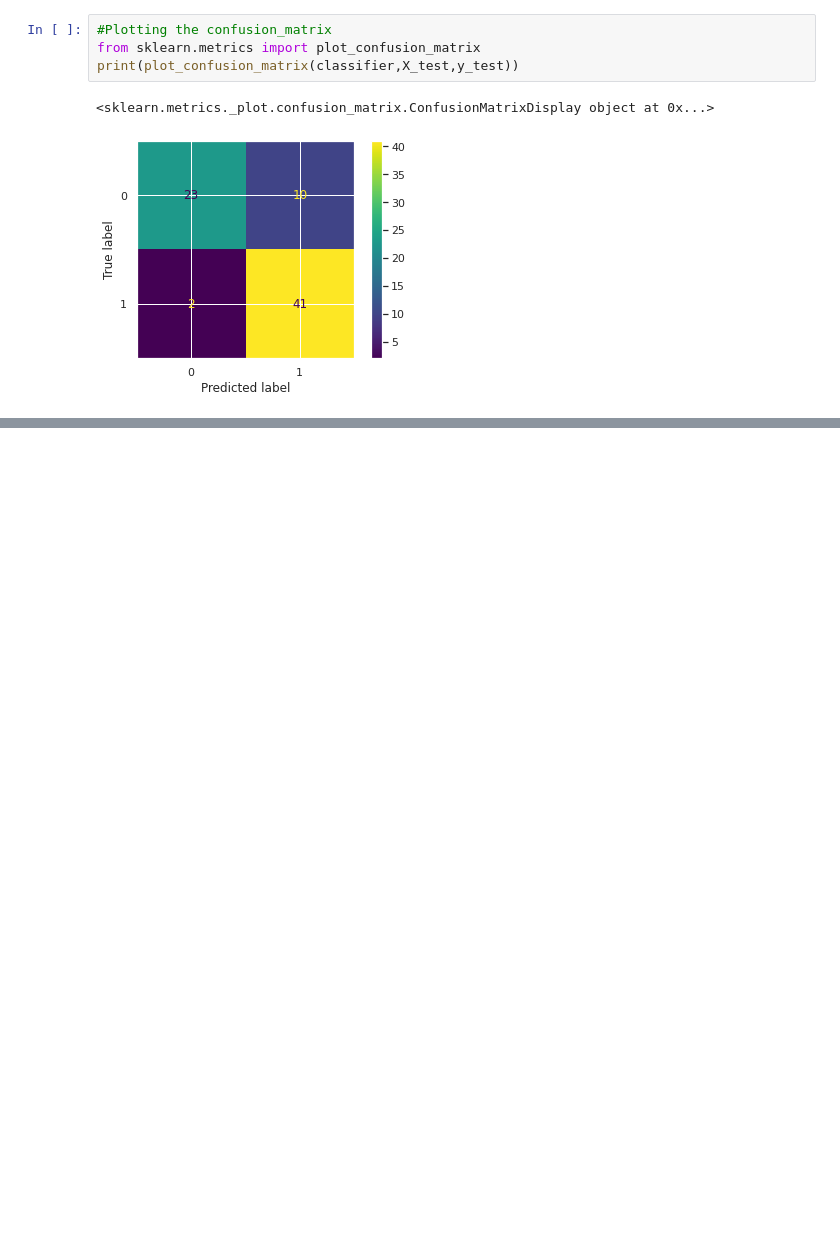
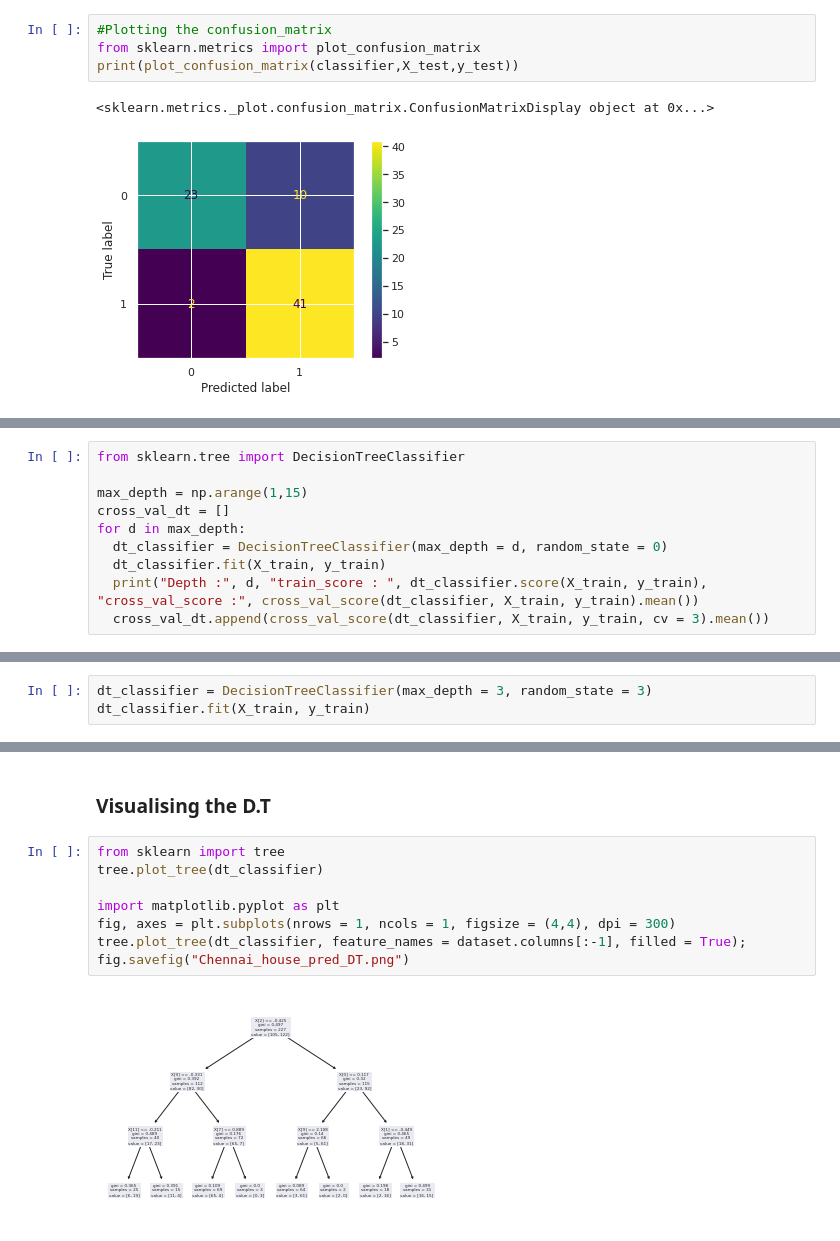
Before and after one commit to AbhijeetKD20/Guvi-Assignments, a Jupyter notebook: Heart_diseases_01.ipynb, the cells around one changed output, grey strips where cells are left out. Saved outputs shown, nothing was run; the diff lists cells and outputs as text; blank space fills up the shorter version.

```diff
--- a/Heart_diseases_01.ipynb
+++ b/Heart_diseases_01.ipynb
@@ -508,0 +515,10 @@ print(plot_confusion_matrix(classifier,X_test,y_test))
+# %%
+from sklearn.tree import DecisionTreeClassifier
+
+max_depth = np.arange(1,15)
+cross_val_dt = []
+for d in max_depth:
+  dt_classifier = DecisionTreeClassifier(max_depth = d, random_state = 0)
+  dt_classifier.fit(X_train, y_train)
+  print("Depth :", d, "train_score : ", dt_classifier.score(X_train, y_train), "cross_val_score :", cross_val_score(dt_classifier, X_train, y_train).mean())
+  cross_val_dt.append(cross_val_score(dt_classifier, X_train, y_train, cv = 3).mean())
@@ -508,0 +547,3 @@ print(plot_confusion_matrix(classifier,X_test,y_test))
+# %%
+dt_classifier = DecisionTreeClassifier(max_depth = 3, random_state = 3)
+dt_classifier.fit(X_train, y_train)
@@ -508,0 +580,12 @@ print(plot_confusion_matrix(classifier,X_test,y_test))
+# %% [markdown]
+### **Visualising the D.T**
+# %%
+from sklearn import tree
+tree.plot_tree(dt_classifier)
+
+import matplotlib.pyplot as plt
+fig, axes = plt.subplots(nrows = 1, ncols = 1, figsize = (4,4), dpi = 300)
+tree.plot_tree(dt_classifier, feature_names = dataset.columns[:-1], filled = True);
+fig.savefig("Chennai_house_pred_DT.png")
+# %% [output]
+[figure, added]
```
Also changed, not shown: parts of 11 cells of this notebook.
